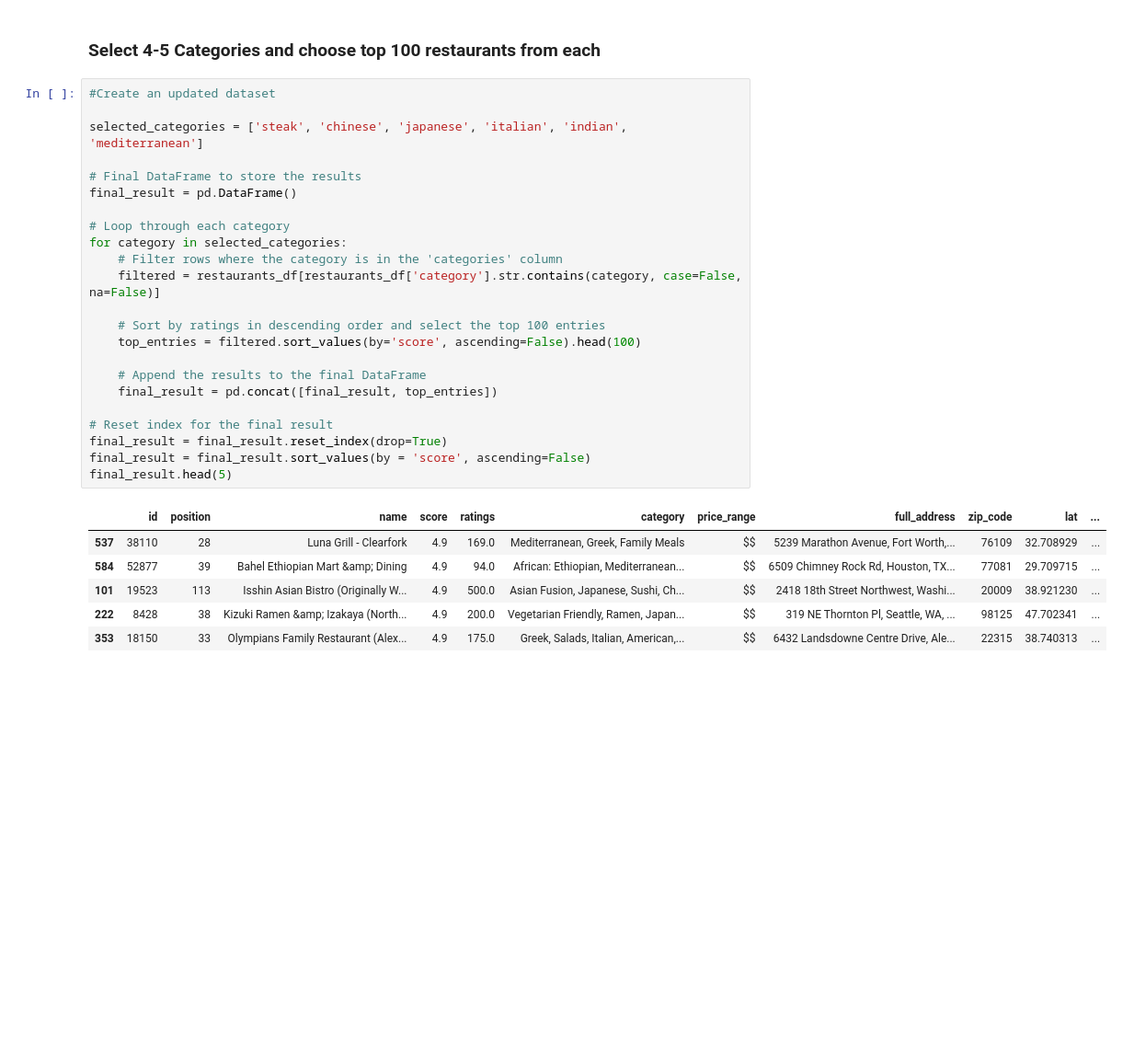
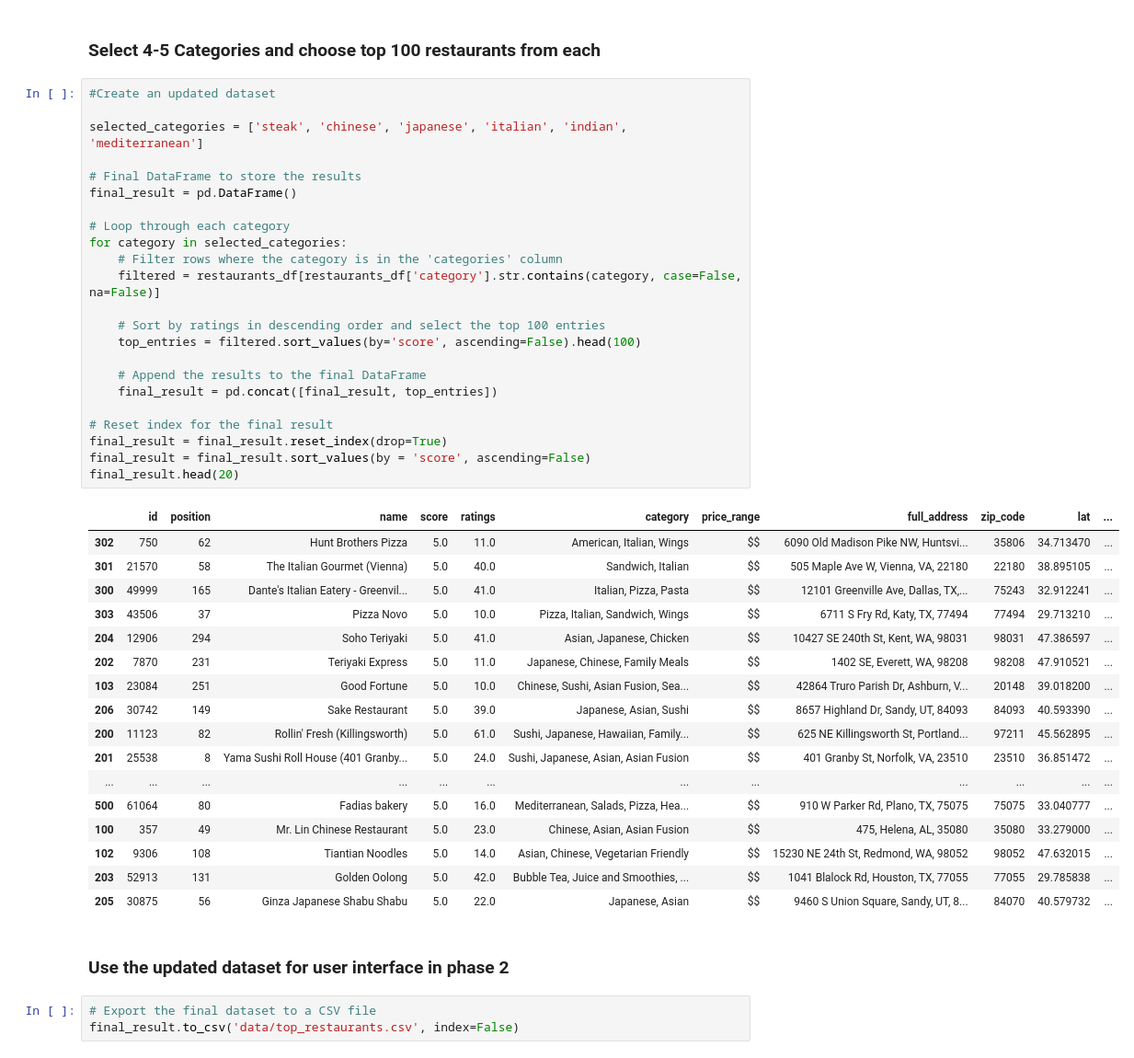
Before and after one commit to arnavdeepaware/food-feud, a Jupyter notebook: phase1.ipynb, the cells around one changed output. Shown at 92% size. Saved outputs shown, nothing was run; the diff lists cells and outputs as text; blank space fills up the shorter version.

Commit message:
Finished Phase 1

```diff
--- a/phase1.ipynb
+++ b/phase1.ipynb
@@ -145,30 +145,46 @@ west african: 1
 # %%
 #Create an updated dataset
 
 selected_categories = ['steak', 'chinese', 'japanese', 'italian', 'indian', 'mediterranean']
 
 # Final DataFrame to store the results
 final_result = pd.DataFrame()
 
 # Loop through each category
 for category in selected_categories:
     # Filter rows where the category is in the 'categories' column
     filtered = restaurants_df[restaurants_df['category'].str.contains(category, case=False, na=False)]
 
     # Sort by ratings in descending order and select the top 100 entries
     top_entries = filtered.sort_values(by='score', ascending=False).head(100)
 
     # Append the results to the final DataFrame
     final_result = pd.concat([final_result, top_entries])
 
 # Reset index for the final result
 final_result = final_result.reset_index(drop=True)
 final_result = final_result.sort_values(by = 'score', ascending=False)
-final_result.head(5)
+final_result.head(20)
 # %% [output]
 |  | id | position | name | score | ratings | category | price_range | full_address | zip_code | lat | ... |
-| 537 | 38110 | 28 | Luna Grill - Clearfork | 4.9 | 169.0 | Mediterranean, Greek, Family Meals | $$ | 5239 Marathon Avenue, Fort Worth,... | 76109 | 32.708929 | ... |
-| 584 | 52877 | 39 | Bahel Ethiopian Mart &amp; Dining | 4.9 | 94.0 | African: Ethiopian, Mediterranean... | $$ | 6509 Chimney Rock Rd, Houston, TX... | 77081 | 29.709715 | ... |
-| 101 | 19523 | 113 | Isshin Asian Bistro (Originally W... | 4.9 | 500.0 | Asian Fusion, Japanese, Sushi, Ch... | $$ | 2418 18th Street Northwest, Washi... | 20009 | 38.921230 | ... |
-| 222 | 8428 | 38 | Kizuki Ramen &amp; Izakaya (North... | 4.9 | 200.0 | Vegetarian Friendly, Ramen, Japan... | $$ | 319 NE Thornton Pl, Seattle, WA, ... | 98125 | 47.702341 | ... |
-| 353 | 18150 | 33 | Olympians Family Restaurant (Alex... | 4.9 | 175.0 | Greek, Salads, Italian, American,... | $$ | 6432 Landsdowne Centre Drive, Ale... | 22315 | 38.740313 | ... |
+| 302 | 750 | 62 | Hunt Brothers Pizza | 5.0 | 11.0 | American, Italian, Wings | $$ | 6090 Old Madison Pike NW, Huntsvi... | 35806 | 34.713470 | ... |
+| 301 | 21570 | 58 | The Italian Gourmet (Vienna) | 5.0 | 40.0 | Sandwich, Italian | $$ | 505 Maple Ave W, Vienna, VA, 22180 | 22180 | 38.895105 | ... |
+| 300 | 49999 | 165 | Dante's Italian Eatery - Greenvil... | 5.0 | 41.0 | Italian, Pizza, Pasta | $$ | 12101 Greenville Ave, Dallas, TX,... | 75243 | 32.912241 | ... |
+| 303 | 43506 | 37 | Pizza Novo | 5.0 | 10.0 | Pizza, Italian, Sandwich, Wings | $$ | 6711 S Fry Rd, Katy, TX, 77494 | 77494 | 29.713210 | ... |
+| 204 | 12906 | 294 | Soho Teriyaki | 5.0 | 41.0 | Asian, Japanese, Chicken | $$ | 10427 SE 240th St, Kent, WA, 98031 | 98031 | 47.386597 | ... |
+| 202 | 7870 | 231 | Teriyaki Express | 5.0 | 11.0 | Japanese, Chinese, Family Meals | $$ | 1402 SE, Everett, WA, 98208 | 98208 | 47.910521 | ... |
+| 103 | 23084 | 251 | Good Fortune | 5.0 | 10.0 | Chinese, Sushi, Asian Fusion, Sea... | $$ | 42864 Truro Parish Dr, Ashburn, V... | 20148 | 39.018200 | ... |
+| 206 | 30742 | 149 | Sake Restaurant | 5.0 | 39.0 | Japanese, Asian, Sushi | $$ | 8657 Highland Dr, Sandy, UT, 84093 | 84093 | 40.593390 | ... |
+| 200 | 11123 | 82 | Rollin' Fresh (Killingsworth) | 5.0 | 61.0 | Sushi, Japanese, Hawaiian, Family... | $$ | 625 NE Killingsworth St, Portland... | 97211 | 45.562895 | ... |
+| 201 | 25538 | 8 | Yama Sushi Roll House (401 Granby... | 5.0 | 24.0 | Sushi, Japanese, Asian, Asian Fusion | $$ | 401 Granby St, Norfolk, VA, 23510 | 23510 | 36.851472 | ... |
+| ... | ... | ... | ... | ... | ... | ... | ... | ... | ... | ... | ... |
+| 500 | 61064 | 80 | Fadias bakery | 5.0 | 16.0 | Mediterranean, Salads, Pizza, Hea... | $$ | 910 W Parker Rd, Plano, TX, 75075 | 75075 | 33.040777 | ... |
+| 100 | 357 | 49 | Mr. Lin Chinese Restaurant | 5.0 | 23.0 | Chinese, Asian, Asian Fusion | $$ | 475, Helena, AL, 35080 | 35080 | 33.279000 | ... |
+| 102 | 9306 | 108 | Tiantian Noodles | 5.0 | 14.0 | Asian, Chinese, Vegetarian Friendly | $$ | 15230 NE 24th St, Redmond, WA, 98052 | 98052 | 47.632015 | ... |
+| 203 | 52913 | 131 | Golden Oolong | 5.0 | 42.0 | Bubble Tea, Juice and Smoothies, ... | $$ | 1041 Blalock Rd, Houston, TX, 77055 | 77055 | 29.785838 | ... |
+| 205 | 30875 | 56 | Ginza Japanese Shabu Shabu | 5.0 | 22.0 | Japanese, Asian | $$ | 9460 S Union Square, Sandy, UT, 8... | 84070 | 40.579732 | ... |
+# %% [markdown]
+### Use the updated dataset for user interface in phase 2
+# %%
+# Export the final dataset to a CSV file
+final_result.to_csv('data/top_restaurants.csv', index=False)
```
Also changed, not shown: parts of 2 cells of this notebook, 1 other file.
